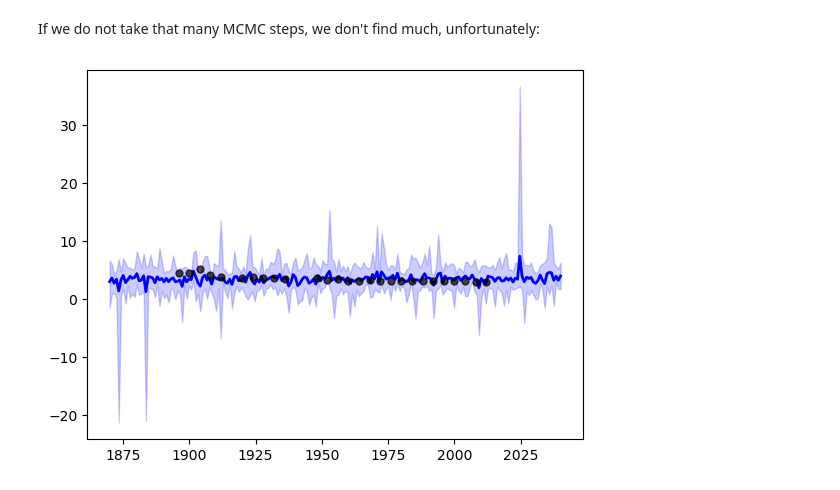
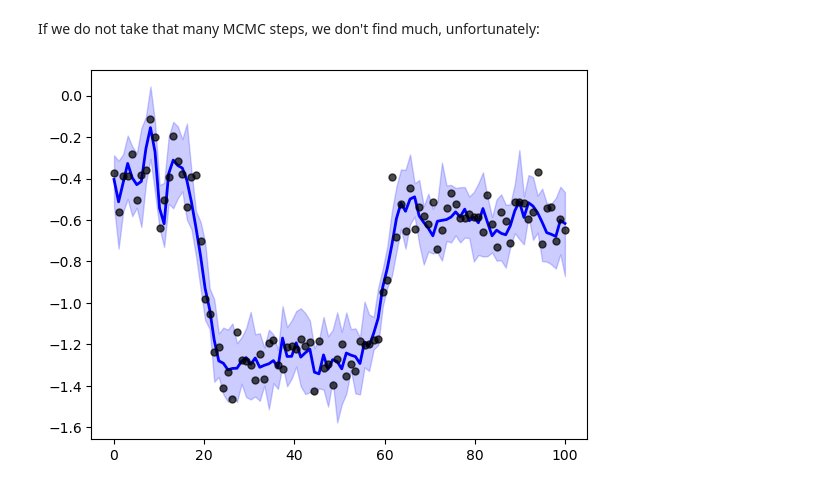
Before and after one commit to JVerbeek/jax-changepoints, a Jupyter notebook: demo.ipynb, the cells around one changed output. Drawn from its saved outputs; the diff is of its cells as text; code cells hidden in the pictures.

```diff
--- a/demo.ipynb
+++ b/demo.ipynb
@@ -44,5 +45,5 @@ Mesh('data': 1, 'model': 8)
 # %% [markdown]
 ### Some default settings.
 # %%
-N_particles = 10000
+N_particles = 100
 key, subkey = jr.split(key)
@@ -72,0 +50,5 @@ plt.plot(yhat)
+# %%
+data = np.load("data.npz")
+X, y = data["X"], data["y"]
+D = gpx.Dataset(X=X, y=y)
+plt.plot(X, y)
@@ -104,8 +89,6 @@ print(type(particle_list))   ### Should return (Non)ConjugatePosterior
 Run the sampling. To edit the HMC kernel parameters, at this point just editing the sampling.py file is easiest. By default, a single MCMC step is done, and 10 integration steps, which on my machine takes 7 minutes or so.
 # %%
 # with mesh:
-#     state_sharded = create_sharded_model(particle_list)
-
 params_bijection = gpx.parameters.DEFAULT_BIJECTION
 graphdef, params, *static_state = nnx.split(particle_list, nnx.VariableState, ...)
 params = gpx.parameters.transform(params, params_bijection, inverse=True)
@@ -113,7 +96,7 @@ key, smc_key = jr.split(key)
 
 t = datetime.now()
 print(t)
-final_state = smc(params, D, graphdef)
+final_state = smc(params, D, graphdef, ess=0.99, integration_steps=10, mcmc_steps=20)
 params = gpx.parameters.transform(final_state.particles, params_bijection)
 final_particles = nnx.merge(graphdef, final_state.particles)
 dt = datetime.now() - t
@@ -151,33 +134,33 @@ def tree_untranspose(tree_of_lists):
 particles = tree_untranspose(final_state.particles)
 # %%
 posterior_samples = []
-xtest = jnp.linspace(1870, 2040, 200).reshape(-1, 1)
-for i in range(0, N_particles, 10):
+xtest = jnp.linspace(0, 100, 100).reshape(-1, 1)
+for i in range(0, N_particles, 500):
     sample_params = particles[i]
     sample_params = gpx.parameters.transform(sample_params, params_bijection)
     model = nnx.merge(graphdef, sample_params, *static_state)
     latent_dist = model.predict(xtest, train_data=D)
     predictive_dist = model.likelihood(latent_dist)
     posterior_samples.append(predictive_dist.sample(seed=key, sample_shape=(10,)))
 
 posterior_samples = jnp.vstack(posterior_samples)
 lower_ci, upper_ci = jnp.percentile(posterior_samples, jnp.array([2.5, 97.5]), axis=0)
 expected_val = jnp.mean(posterior_samples, axis=0)
 fig, ax = plt.subplots()
 ax.plot(
     D.X, D.y, "o", markersize=5, color="black", label="Observations", zorder=2, alpha=0.7
 )
 ax.plot(
     xtest, expected_val, linewidth=2, color="blue", label="Predicted mean", zorder=1
 )
 ax.fill_between(
     xtest.flatten(),
     lower_ci.flatten(),
     upper_ci.flatten(),
     alpha=0.2,
     color="blue",
     label="95% CI",
 )
 plt.show()
 # %% [output]
-[figure, old version]
+[figure, new version]
```
Also changed, not shown: parts of 6 cells of this notebook, 5 other files.
